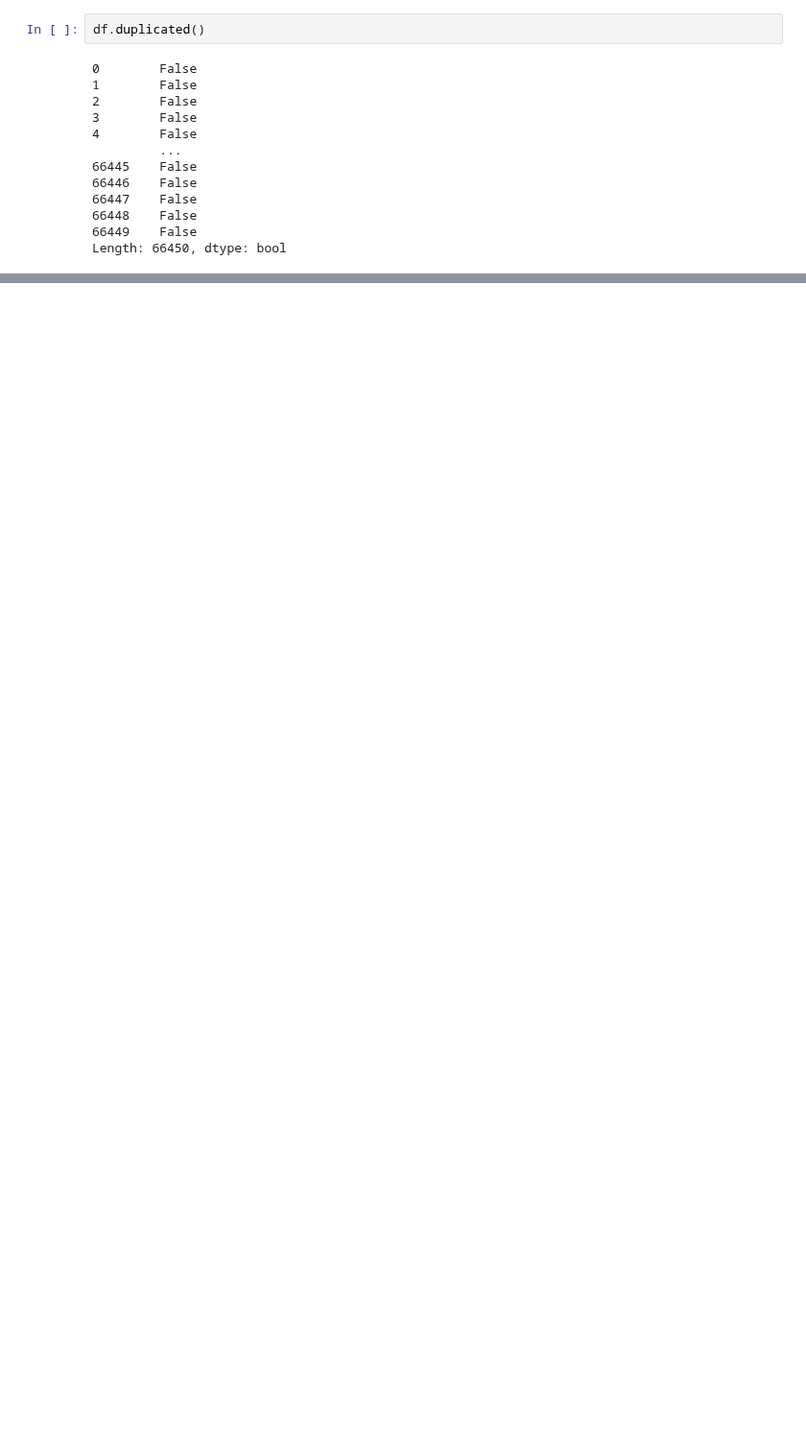
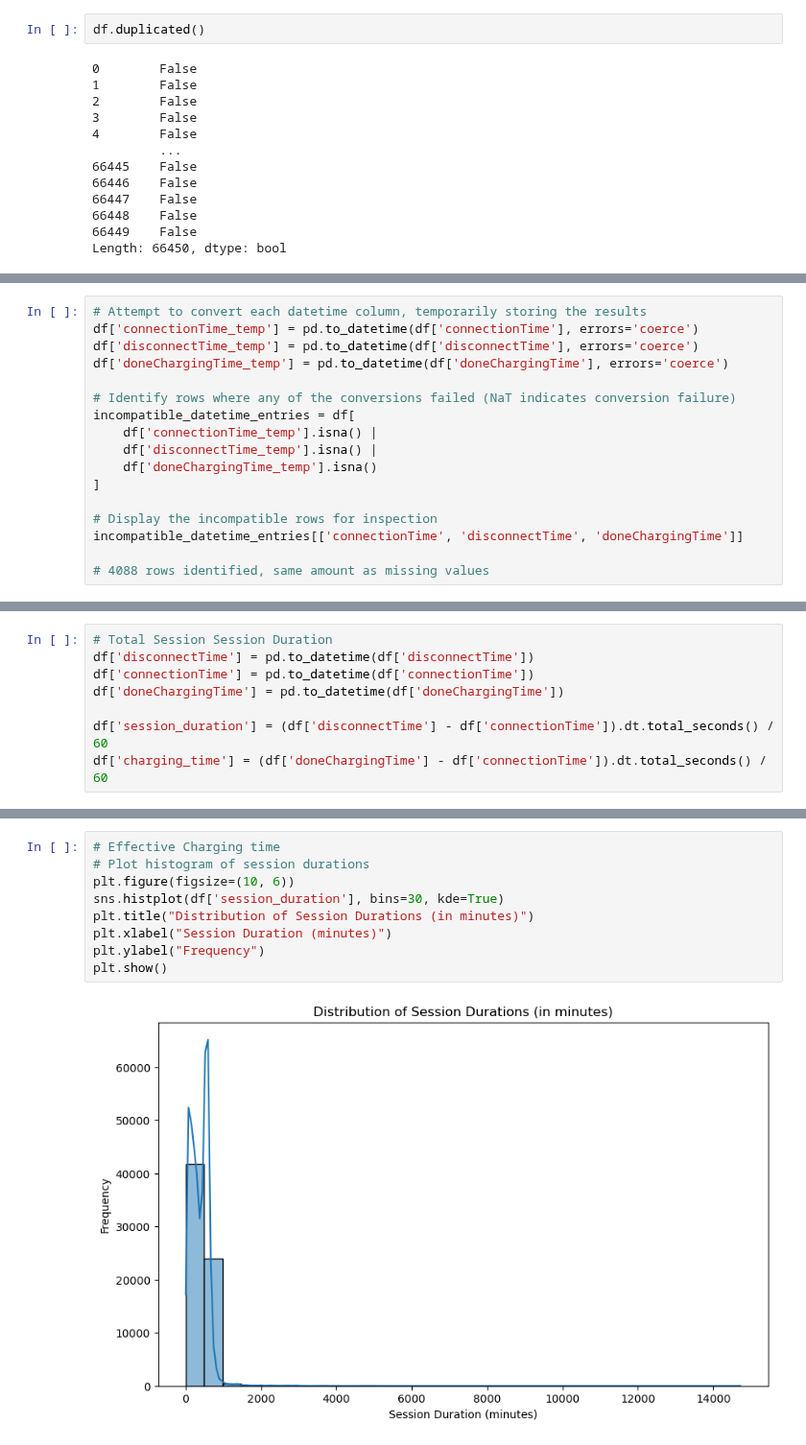
Before and after one commit to helloworldfromleo/AA, a Jupyter notebook: analysis.ipynb, the cells around one changed output, grey strips where cells are left out. Shown at 96% size. Cells and saved outputs as stored; diff of their text form; blank space fills up the shorter version.

Commit message:
Visualization

```diff
--- a/analysis.ipynb
+++ b/analysis.ipynb
@@ -130,0 +144,17 @@ Length: 66450, dtype: bool
+# %%
+# Attempt to convert each datetime column, temporarily storing the results
+df['connectionTime_temp'] = pd.to_datetime(df['connectionTime'], errors='coerce')
+df['disconnectTime_temp'] = pd.to_datetime(df['disconnectTime'], errors='coerce')
+df['doneChargingTime_temp'] = pd.to_datetime(df['doneChargingTime'], errors='coerce')
+
+# Identify rows where any of the conversions failed (NaT indicates conversion failure)
+incompatible_datetime_entries = df[
+    df['connectionTime_temp'].isna() |
+    df['disconnectTime_temp'].isna() |
+    df['doneChargingTime_temp'].isna()
+]
+
+# Display the incompatible rows for inspection
+incompatible_datetime_entries[['connectionTime', 'disconnectTime', 'doneChargingTime']]
+
+# 4088 rows identified, same amount as missing values
@@ -130,0 +182,8 @@ Length: 66450, dtype: bool
+# %%
+# Total Session Session Duration
+df['disconnectTime'] = pd.to_datetime(df['disconnectTime'])
+df['connectionTime'] = pd.to_datetime(df['connectionTime'])
+df['doneChargingTime'] = pd.to_datetime(df['doneChargingTime'])
+
+df['session_duration'] = (df['disconnectTime'] - df['connectionTime']).dt.total_seconds() / 60
+df['charging_time'] = (df['doneChargingTime'] - df['connectionTime']).dt.total_seconds() / 60
@@ -130,0 +210,11 @@ Length: 66450, dtype: bool
+# %%
+# Effective Charging time
+# Plot histogram of session durations
+plt.figure(figsize=(10, 6))
+sns.histplot(df['session_duration'], bins=30, kde=True)
+plt.title("Distribution of Session Durations (in minutes)")
+plt.xlabel("Session Duration (minutes)")
+plt.ylabel("Frequency")
+plt.show()
+# %% [output]
+[figure, added]
```
Also changed, not shown: parts of 14 cells of this notebook.
